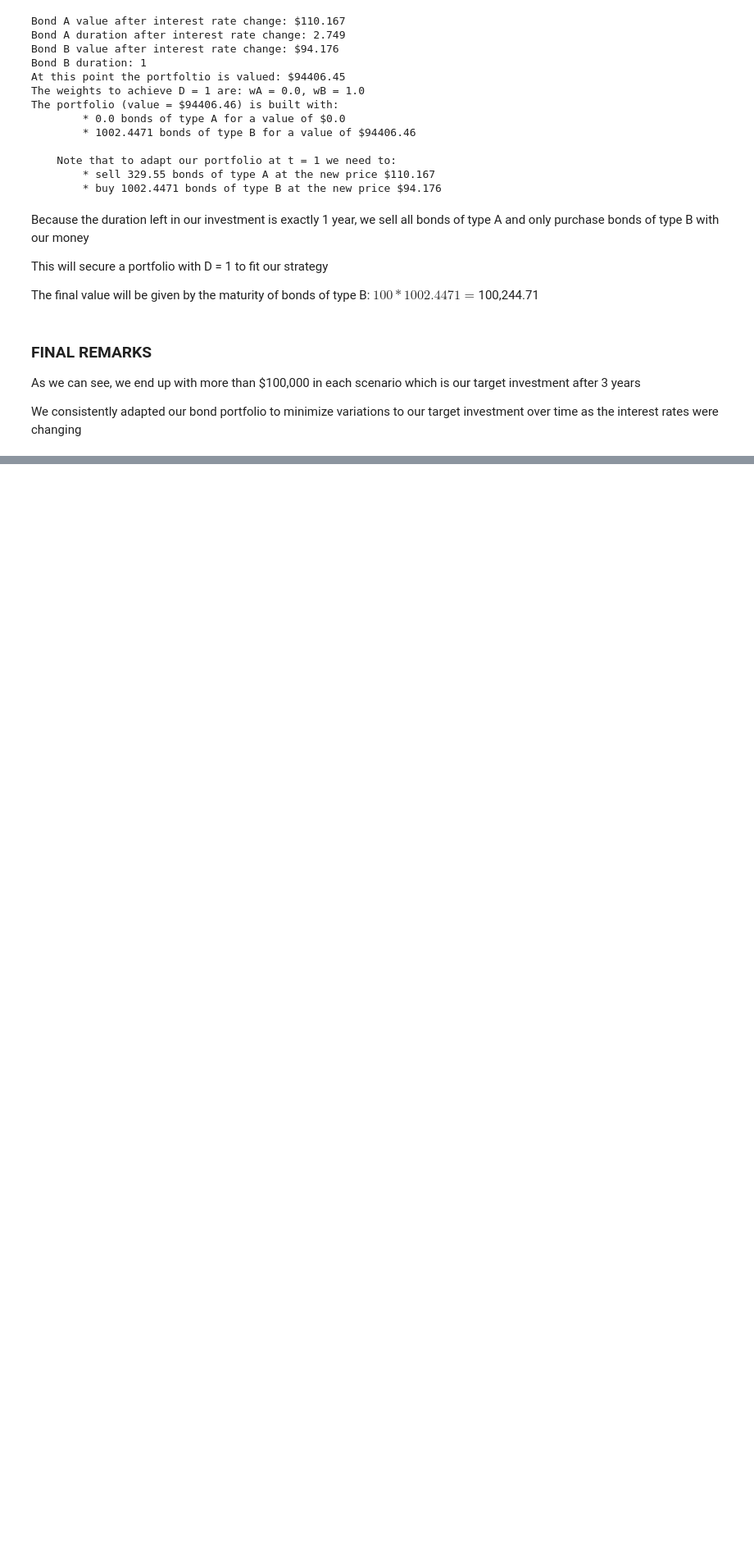
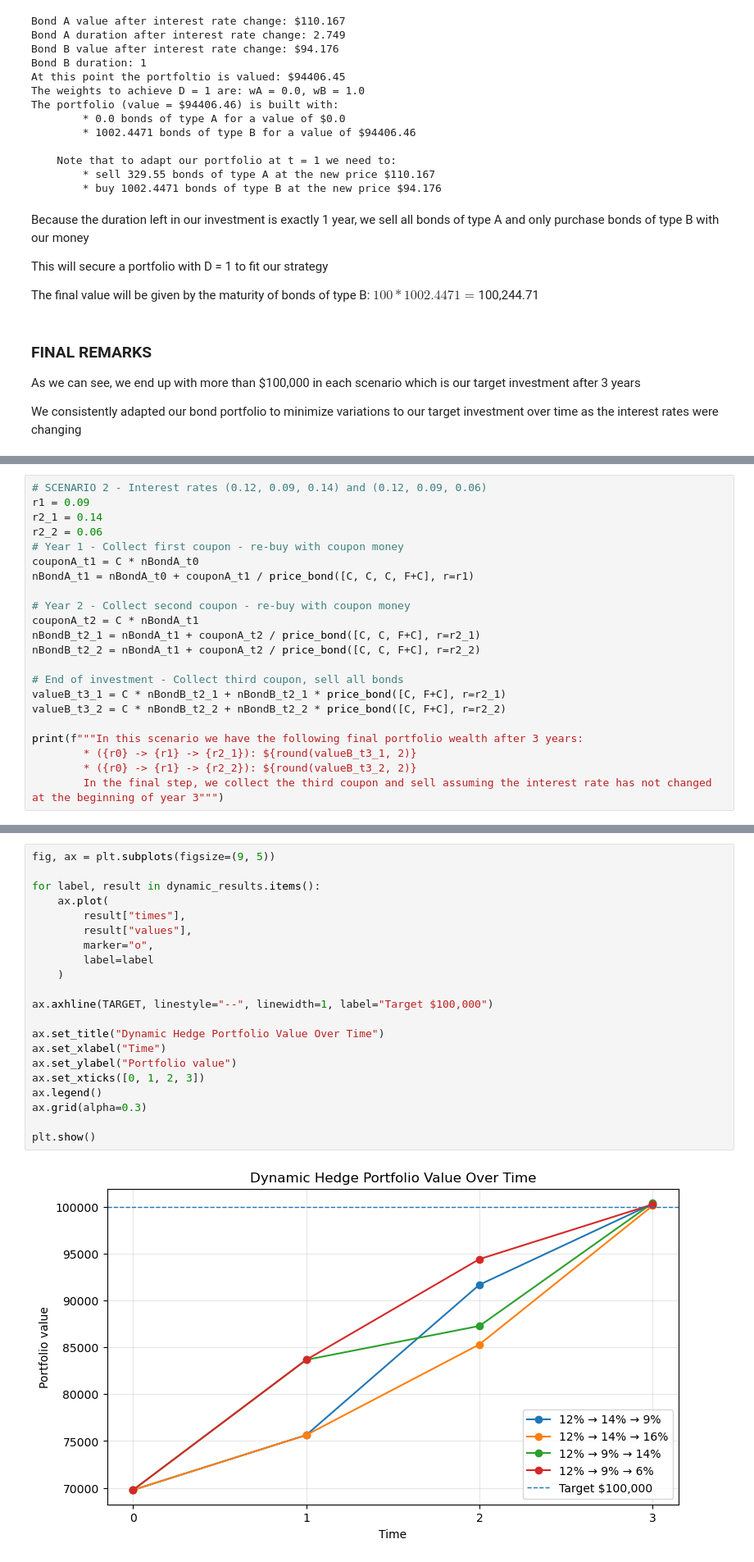
Before and after one commit to giacomoscanavini/quant_finance, a Jupyter notebook: bonds/dynamic_hedging_with_bond_portfolio.ipynb, the cells around one changed output, grey strips where cells are left out. Shown at 82% size. Saved outputs shown, nothing was run; the diff lists cells and outputs as text; blank space fills up the shorter version.

```diff
--- a/bonds/dynamic_hedging_with_bond_portfolio.ipynb
+++ b/bonds/dynamic_hedging_with_bond_portfolio.ipynb
@@ -513,0 +625,22 @@ We consistently adapted our bond portfolio to minimize variations to our target
+# %%
+# SCENARIO 2 - Interest rates (0.12, 0.09, 0.14) and (0.12, 0.09, 0.06)
+r1 = 0.09
+r2_1 = 0.14
+r2_2 = 0.06
+# Year 1 - Collect first coupon - re-buy with coupon money
+couponA_t1 = C * nBondA_t0
+nBondA_t1 = nBondA_t0 + couponA_t1 / price_bond([C, C, C, F+C], r=r1)
+
+# Year 2 - Collect second coupon - re-buy with coupon money
+couponA_t2 = C * nBondA_t1
+nBondB_t2_1 = nBondA_t1 + couponA_t2 / price_bond([C, C, F+C], r=r2_1)
+nBondB_t2_2 = nBondA_t1 + couponA_t2 / price_bond([C, C, F+C], r=r2_2)
+
+# End of investment - Collect third coupon, sell all bonds
+valueB_t3_1 = C * nBondB_t2_1 + nBondB_t2_1 * price_bond([C, F+C], r=r2_1)
+valueB_t3_2 = C * nBondB_t2_2 + nBondB_t2_2 * price_bond([C, F+C], r=r2_2)
+
+print(f"""In this scenario we have the following final portfolio wealth after 3 years:
+        * ({r0} -> {r1} -> {r2_1}): ${round(valueB_t3_1, 2)}
+        * ({r0} -> {r1} -> {r2_2}): ${round(valueB_t3_2, 2)}
+        In the final step, we collect the third coupon and sell assuming the interest rate has not changed at the beginning of year 3""")
@@ -513,0 +837,23 @@ We consistently adapted our bond portfolio to minimize variations to our target
+# %%
+fig, ax = plt.subplots(figsize=(9, 5))
+
+for label, result in dynamic_results.items():
+    ax.plot(
+        result["times"],
+        result["values"],
+        marker="o",
+        label=label
+    )
+
+ax.axhline(TARGET, linestyle="--", linewidth=1, label="Target $100,000")
+
+ax.set_title("Dynamic Hedge Portfolio Value Over Time")
+ax.set_xlabel("Time")
+ax.set_ylabel("Portfolio value")
+ax.set_xticks([0, 1, 2, 3])
+ax.legend()
+ax.grid(alpha=0.3)
+
+plt.show()
+# %% [output]
+[figure, added]
```
Also changed, not shown: parts of 23 cells of this notebook.
